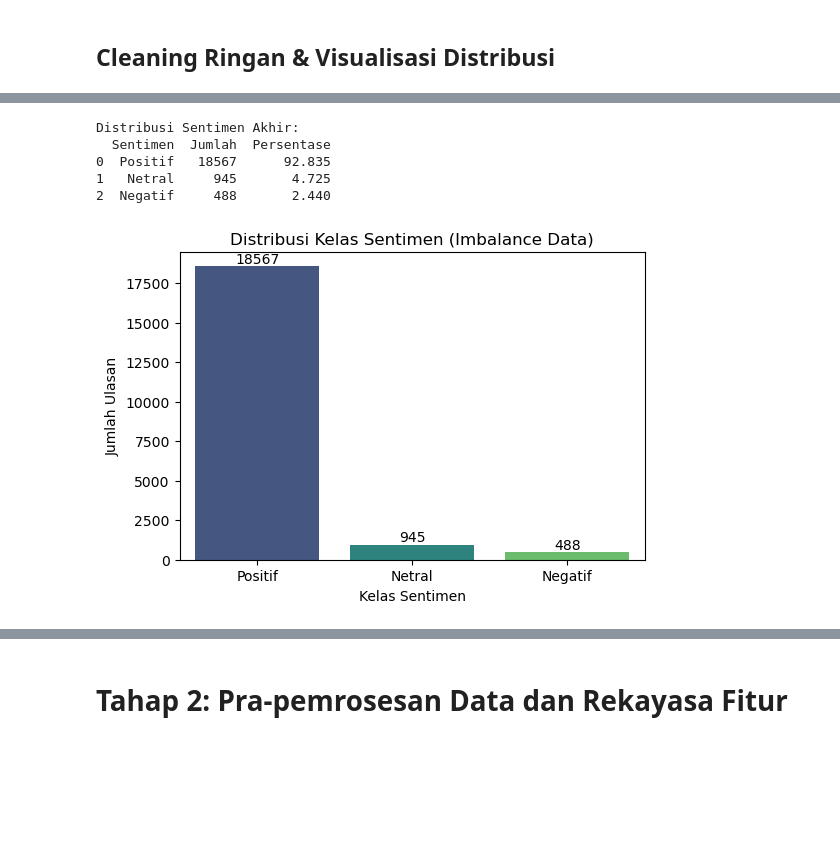
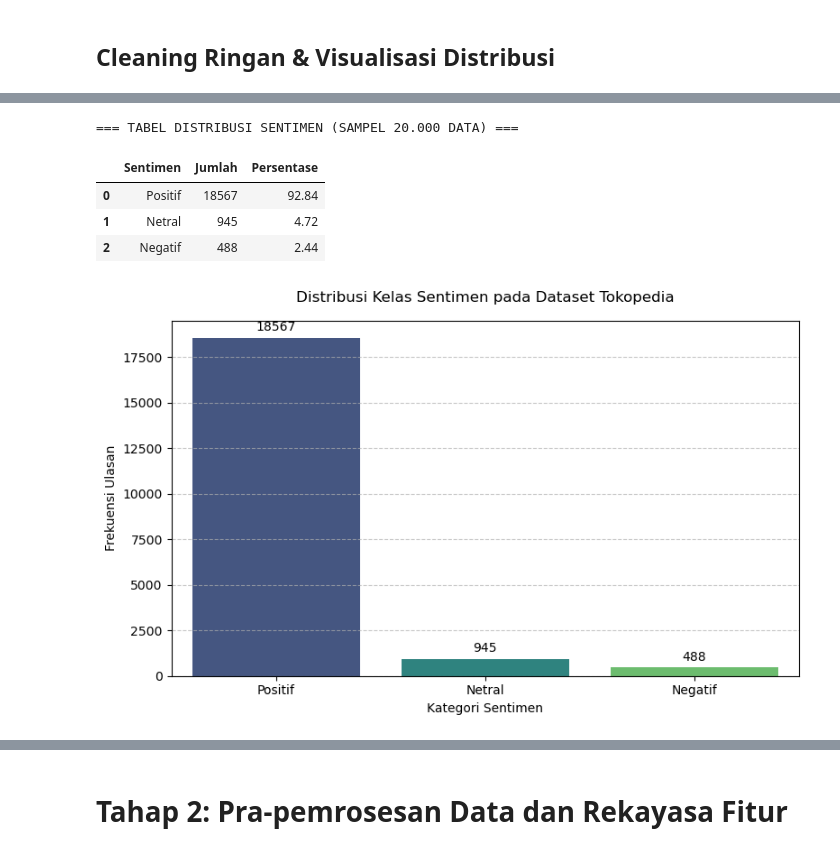
Before and after one commit to erlangga-g/NB_AnalisiSentimen, a Jupyter notebook: NB_SentimentAnalysis_Skripsi.ipynb, the cells around one changed output, grey strips where cells are left out. Drawn from its saved outputs; the diff is of its cells as text; code cells hidden in the pictures; blank space fills up the shorter version.

```diff
--- a/NB_SentimentAnalysis_Skripsi.ipynb
+++ b/NB_SentimentAnalysis_Skripsi.ipynb
@@ -45,19 +69,21 @@ for dirname, _, filenames in os.walk(path):
 ## Memuat dan Inspeksi Data
 <h4>Memastikan data terbaca dan mengidentifikasi kolom ulasan (text) dan kolom rating (label)
 # %%
-# Pengaturan tampilan Pandas
+# --- 1.3 Pembacaan Data dan Konfigurasi Display ---
+
+# Mengatur tampilan output Pandas agar data ulasan tidak terpotong saat inspeksi manual
 pd.set_option('display.max_columns', 50)
 pd.set_option('display.max_colwidth', 100)
 pd.set_option('display.width', 1000)
 
-# Simpan path
+# Mendefinisikan lokasi file CSV hasil unduhan
 csv_file_path = os.path.join(path, 'tokopedia-product-reviews-2019.csv')
 
-# Cek file terbaca atau tidak
+# Memuat dataset ke dalam DataFrame Pandas dengan pengecekan keberadaan file
 if os.path.exists(csv_file_path):
     df = pd.read_csv(csv_file_path)
-    print("Berhasil load data!")
-    print(df.head())
+    print(f"Berhasil memuat dataset. Total baris: {len(df)}")
+    display(df.head())
 else:
-    print(f"File tidak ditemukan di: {csv_file_path}")
+    print(f"Error: File tidak ditemukan di lokasi: {csv_file_path}")
 # %% [output]
@@ -228,36 +308,44 @@ Jumlah kolom setelah drop: 3
 | 3 | barangnya bagus sesuai harga... | 4 | Positif |
 | 4 | Barang sdh mendarat dgn slmt, sed... | 4 | Positif |
 # %%
-# Visualisasi Distribusi Data
-## Tabel
+# --- 1.12 Visualisasi Distribusi Kelas (Identifikasi Class Imbalance) ---
+
+# 1. Menghitung ringkasan statistik distribusi sentimen pada data sampel
 dist_df = df_sample['Sentiment_Label'].value_counts().reset_index()
 dist_df.columns = ['Sentimen', 'Jumlah']
 dist_df['Persentase'] = (dist_df['Jumlah'] / len(df_sample)) * 100
-print("\nDistribusi Sentimen Akhir:")
-print(dist_df)
 
-# Grafik Batang
-plt.figure(figsize=(6, 4))
+print("=== TABEL DISTRIBUSI SENTIMEN (SAMPEL 20.000 DATA) ===")
+display(dist_df.round(2))
+
+# 2. Visualisasi Grafik Batang untuk memperjelas gap antar kelas
+plt.figure(figsize=(8, 5))
 ax = sns.barplot(
     x='Sentimen',
     y='Jumlah',
     data=dist_df,
     hue='Sentimen',
     palette='viridis',
     legend=False
-  )
-plt.title('Distribusi Kelas Sentimen (Imbalance Data)')
-plt.xlabel('Kelas Sentimen')
-plt.ylabel('Jumlah Ulasan')
+)
 
-# Tambah label angka di atas batang
+# Menambahkan anotasi jumlah di atas setiap batang untuk kejelasan data
 for i in ax.containers:
-  ax.bar_label(i,)
+    ax.bar_label(i, padding=3)
+
+# Pengaturan label dan judul grafik
+plt.title('Distribusi Kelas Sentimen pada Dataset Tokopedia', fontsize=12, pad=15)
+plt.xlabel('Kategori Sentimen', fontsize=10)
+plt.ylabel('Frekuensi Ulasan', fontsize=10)
+plt.grid(axis='y', linestyle='--', alpha=0.7) # Menambah grid halus
+
+# Menampilkan grafik
+plt.tight_layout()
 plt.show()
 # %% [output]
-Distribusi Sentimen Akhir:
-  Sentimen  Jumlah  Persentase
-0  Positif   18567      92.835
-1   Netral     945       4.725
-2  Negatif     488       2.440
+=== TABEL DISTRIBUSI SENTIMEN (SAMPEL 20.000 DATA) ===
+|  | Sentimen | Jumlah | Persentase |
+| 0 | Positif | 18567 | 92.84 |
+| 1 | Netral | 945 | 4.72 |
+| 2 | Negatif | 488 | 2.44 |
-[figure, old version]
+[figure, new version]
```
Also changed, not shown: parts of 49 cells of this notebook.
